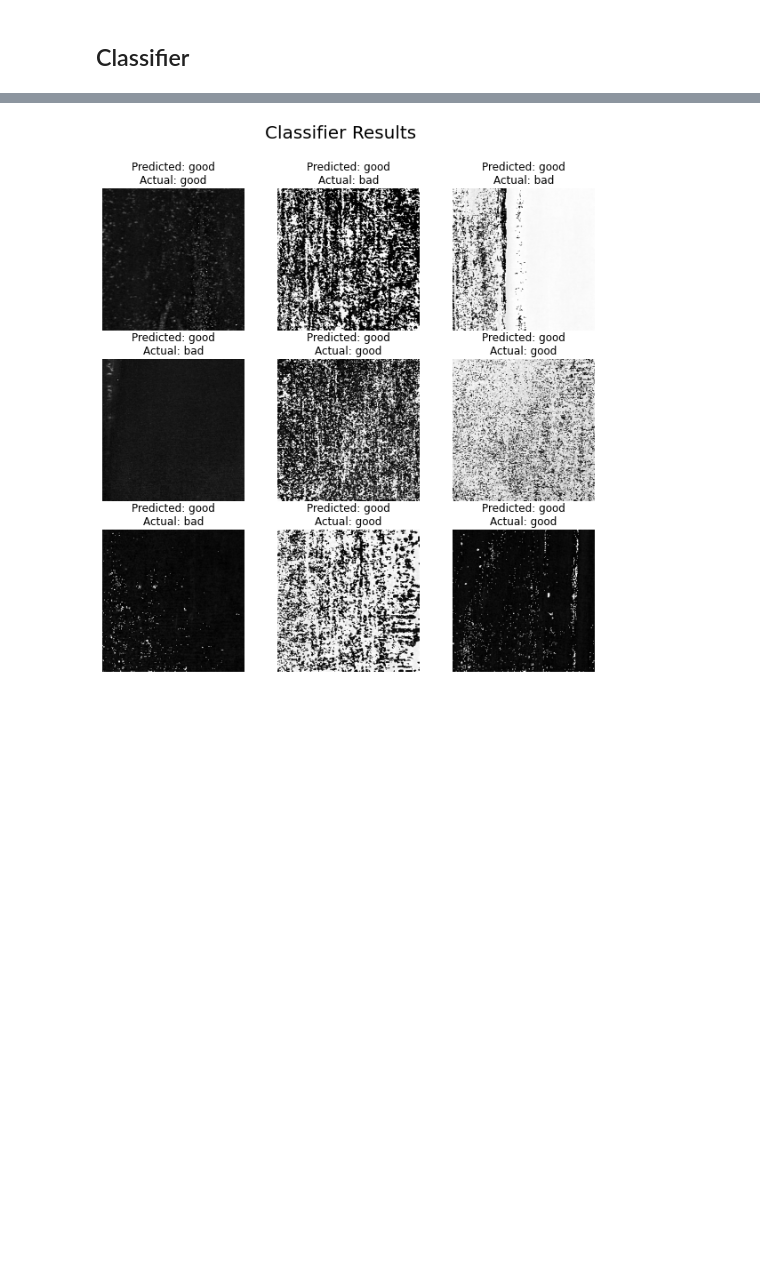
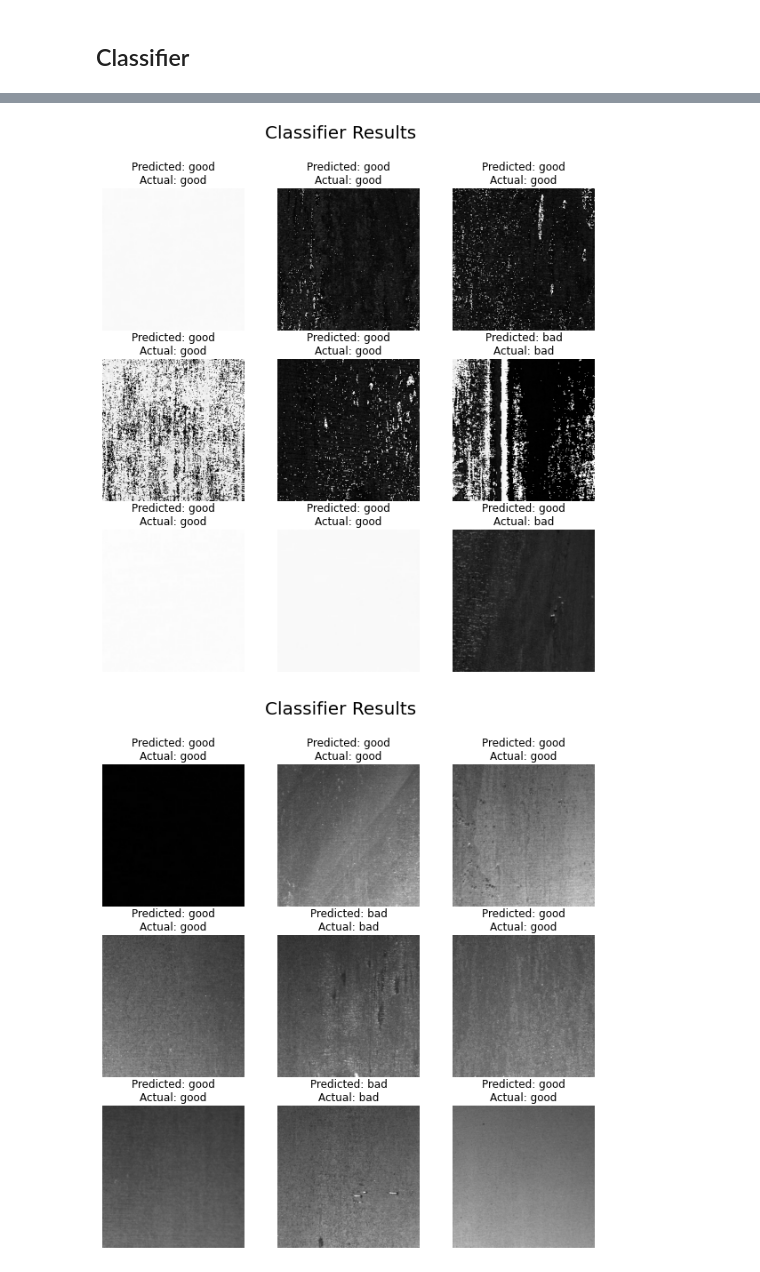
Before and after one commit to highproformas/dlv_groupwork, a Jupyter notebook: notebooks/Classifier.ipynb, the cells around one changed output, grey strips where cells are left out. Cells and saved outputs as stored; diff of their text form; code cells hidden in the pictures; blank space fills up the shorter version.

Commit message:
updated classifier

```diff
--- a/notebooks/Classifier.ipynb
+++ b/notebooks/Classifier.ipynb
@@ -109,5 +167,5 @@ classifier = Classifier.build(256, 256, 1 if USE_GRAYSCALE else 3)
 # %%
 opt = optimizers.Adam(lr=1e-3)
 ls=losses.BinaryCrossentropy(from_logits=True)
-classifier.compile(optimizer=opt, loss=ls, metrics=['accuracy'])
-classifier.summary()
+classifier1.compile(optimizer=opt, loss=ls, metrics=['accuracy'])
+classifier2.compile(optimizer=opt, loss=ls, metrics=['accuracy'])
@@ -133,8 +173,8 @@ _________________________________________________________________
 from datetime import datetime
 
 timestamp = datetime.now().isoformat()
-outpath = os.path.join('..', 'log', 'classifier')
-def get_callbacks():
+def get_callbacks(name=''):
+    outpath = os.path.join('..', 'log', 'classifier', name)
     tensorboard_dir = os.path.join(outpath, f'tensorboard')
     if not os.path.exists(tensorboard_dir):
         os.makedirs(tensorboard_dir)
@@ -164,12 +204,12 @@ def get_callbacks():
 
     return [tensorboard_callback, csv_callback, checkpoint_callback, reduce_lr_plateau_callback]
 # %%
-history = classifier.fit(diff_conv_train_ds,
+history1 = classifier1.fit(diff_conv_train_ds,
                 epochs=EPOCHS,
                 batch_size=BATCH_SIZE,
                 validation_data=diff_conv_val_ds,
                 shuffle=True,
-                callbacks=get_callbacks())
+                callbacks=get_callbacks('diff'))
 # %% [output]
 Epoch 1/20
 Instructions for updating:
@@ -190,0 +231,7 @@ Epoch 20/20
+# %%
+history2 = classifier2.fit(conv_train_ds,
+                epochs=EPOCHS,
+                batch_size=BATCH_SIZE,
+                validation_data=conv_val_ds,
+                shuffle=True,
+                callbacks=get_callbacks('original'))
@@ -277,27 +326,29 @@ INFO:tensorflow:Assets written to: ../log/classifier/model/2020-11-19T15:59:26.8
 # %%
-def plot_predictions(image_batch, predicted_label, actual_label, grayscale=False):
+def plot_predictions(dataset, classifier):
+    evaluation_example = dataset.take(1)
+    image_batch = None
+    label_batch = None
+    for elem in evaluation_example:
+        image_batch = elem[0]
+        label_batch = elem[1]
+    predicted_label = classifier.predict(evaluation_example)
+
     fig = plt.figure(figsize=(10, 10))
     fig.suptitle('Classifier Results', fontsize=20)
     for i in range(9):
         ax = plt.subplot(3, 3, i + 1)
-        if grayscale:
+        if USE_GRAYSCALE:
             plt.imshow(image_batch[i].numpy().astype("uint8"), cmap='gray', vmin=0, vmax=255)
         else:
             plt.imshow(image_batch[i].numpy().astype("uint8"))
         label = predicted_label[i]
-        label_true = actual_label[i]
+        label_true = label_batch[i]
         plt.title(f'Predicted: {class_names[tf.argmax(label, axis=0)]}\nActual: {class_names[tf.argmax(label_true, axis=0)]}')
         plt.axis("off")
 
-evaluation_example = diff_conv_val_ds.take(1)
-image_batch = None
-label_batch = None
-for elem in evaluation_example:
-    image_batch = elem[0]
-    label_batch = elem[1]
-predicted_labels = classifier.predict(evaluation_example)
-
-plot_predictions(image_batch, predicted_labels, label_batch, USE_GRAYSCALE)
+plot_predictions(diff_conv_val_ds, classifier1)
+plot_predictions(conv_val_ds, classifier2)
 # %% [output]
-[figure, old version]
+[figure, new version]
+[figure, added]
 # %%
```
Also changed, not shown: parts of 17 cells of this notebook, 1 other file.
